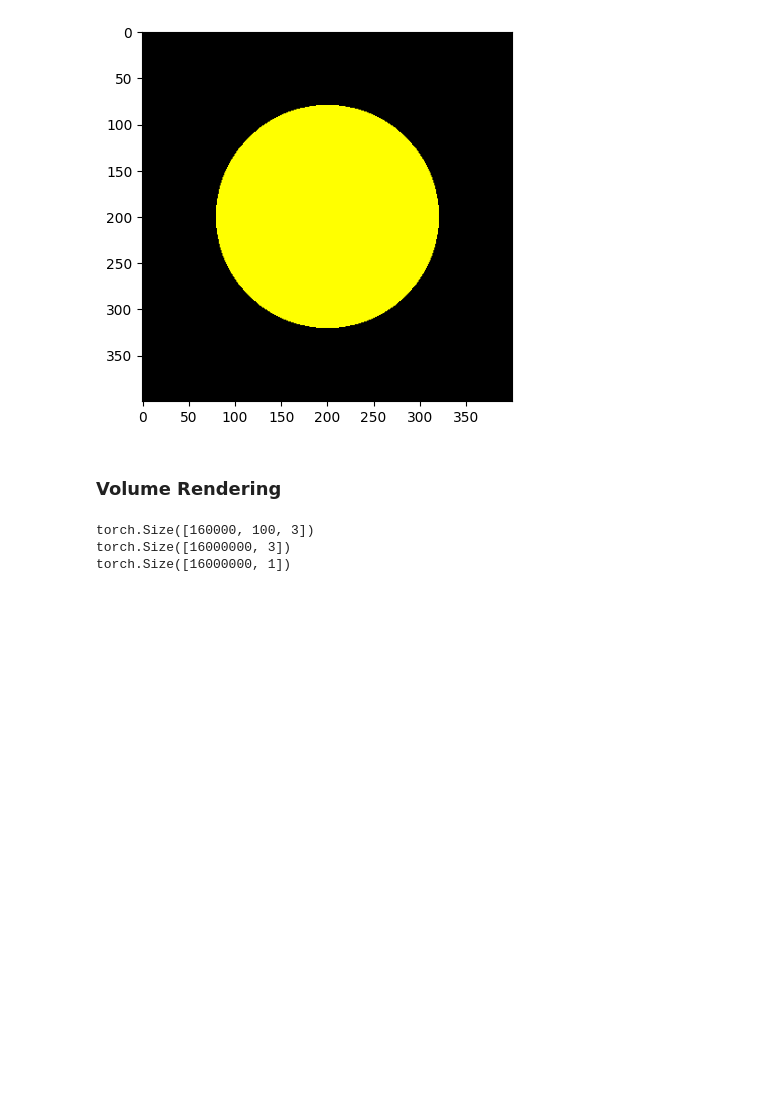
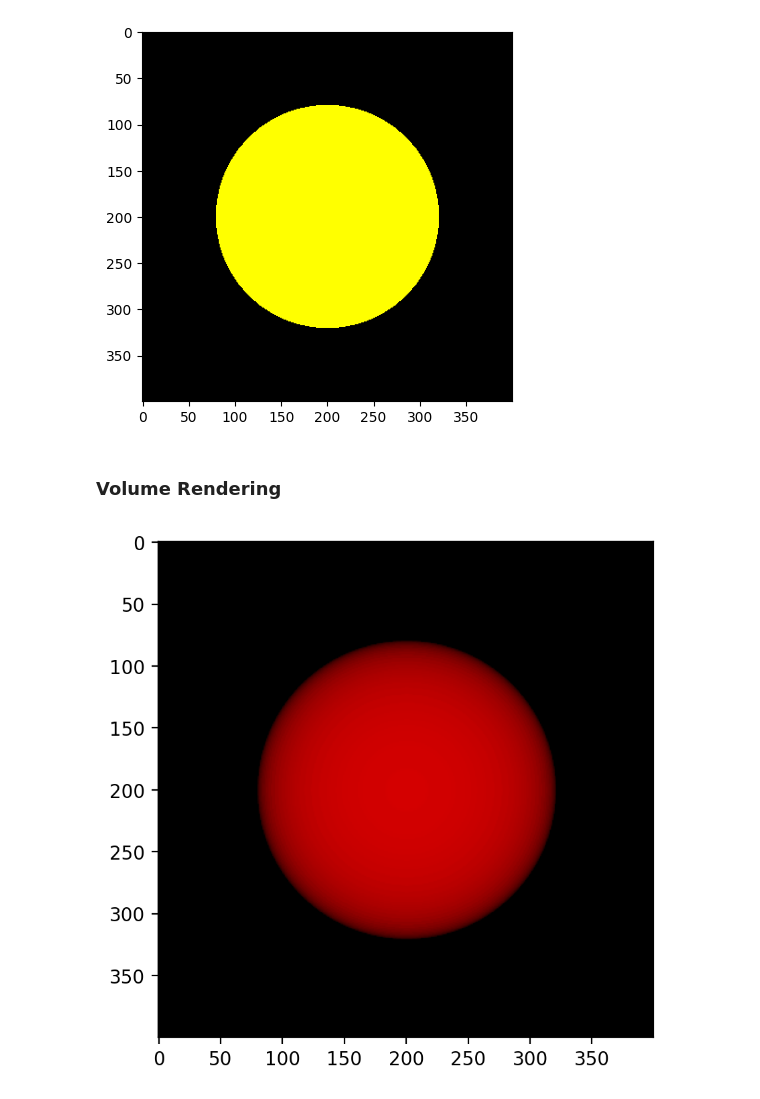
Before and after one commit to tvpian/NERF_Series, a Jupyter notebook: NERF_Series_01_Reconstruction.ipynb, the cells around one changed output. Drawn from its saved outputs; the diff is of its cells as text; code cells hidden in the pictures; blank space fills up the shorter version.

Commit message:
Implementation of Image capturing via Raycasting and Volume Rendering method

```diff
--- a/NERF_Series_01_Reconstruction.ipynb
+++ b/NERF_Series_01_Reconstruction.ipynb
@@ -230,6 +228,12 @@ class Sphere():
 # %%
 sphere1 = Sphere(np.array([0, 0, -1]), 0.1, np.array([1, 1, 0]))
 # %%
+def compute_accumulated_transmitance(beta):
+  accumulated_transmittance = torch.cumprod(beta, 1)
+  accumulated_transmittance[:,0] = 1
+  return accumulated_transmittance
+
+
 def rendering(model, ray_o, rays_d, tn, tf, nb_bins=100, device = 'cpu'):
   """
   Simulate the rendering of a scene with a camera and target
@@ -248,17 +252,24 @@ def rendering(model, ray_o, rays_d, tn, tf, nb_bins=100, device = 'cpu'):
   # d - [nb_rays, 3] - [nb_rays, 1, 3]
   # x = o + d * t # [nb_rays, nb_bins, 3]
   x = o.unsqueeze(1) + t.unsqueeze(0).unsqueeze(-1) * d.unsqueeze(1)
-  print(x.shape)
-
+  # print(x.shape)
   # Query color and opacity
   color, density = model.intersect(x.view(-1, 3))
-
-  print(color.shape)
-  print(density.shape)
+  # print(color.shape)
+  # print(density.shape)
+  color = color.view(x.shape[0], nb_bins, 3) # nb_rays x nb_bins x nb_channels
+  density = density.view(x.shape[0], nb_bins) # nb_rays x nb_bins
+  # print(color.shape)
+  # print(density.shape)
+  alpha = 1 - torch.exp(-density * delta.unsqueeze(0)) # [nb_rays, nb_bins, 1]
+  T = compute_accumulated_transmitance(1 - alpha) # [nb_rays, nb_bins, 1]
+  rendered_color = T.unsqueeze(-1) * alpha.unsqueeze(-1)  * color
+  # print(rendered_color.shape)
+  # print(torch.sum(rendered_color, dim=1).shape
+  rendered_color = torch.sum(rendered_color, dim=1) # [nb_rays, 3] - Adding up all the sampled points along the ray passing through the 3D object
+  # print(rendered_color.shape)
+  rendered_color_reshaped = rendered_color.reshape(H, W, 3)
+  return rendered_color_reshaped.cpu().numpy()
 # %%
-s = Sphere(torch.zeros(3), 0.1, torch.tensor([1., 0., 0.]))
-d = rendering(s, rays_o, rays_d, 0.8, 1.2)
+sphere = Sphere(torch.tensor([0, 0, -1]), 0.1, torch.tensor([1., 0., 0.]))
+rendered_image = rendering(sphere, rays_o, rays_d, 0.8, 1.2)
-# %% [output]
-torch.Size([160000, 100, 3])
-torch.Size([16000000, 3])
-torch.Size([16000000, 1])
@@ -266,0 +276,7 @@ d
+# %%
+# Plot the colors
+plt.figure(dpi = 200)
+plt.imshow(rendered_image)
+plt.show()
+# %% [output]
+[figure, added]
```
Also changed, not shown: parts of 2 cells of this notebook.
